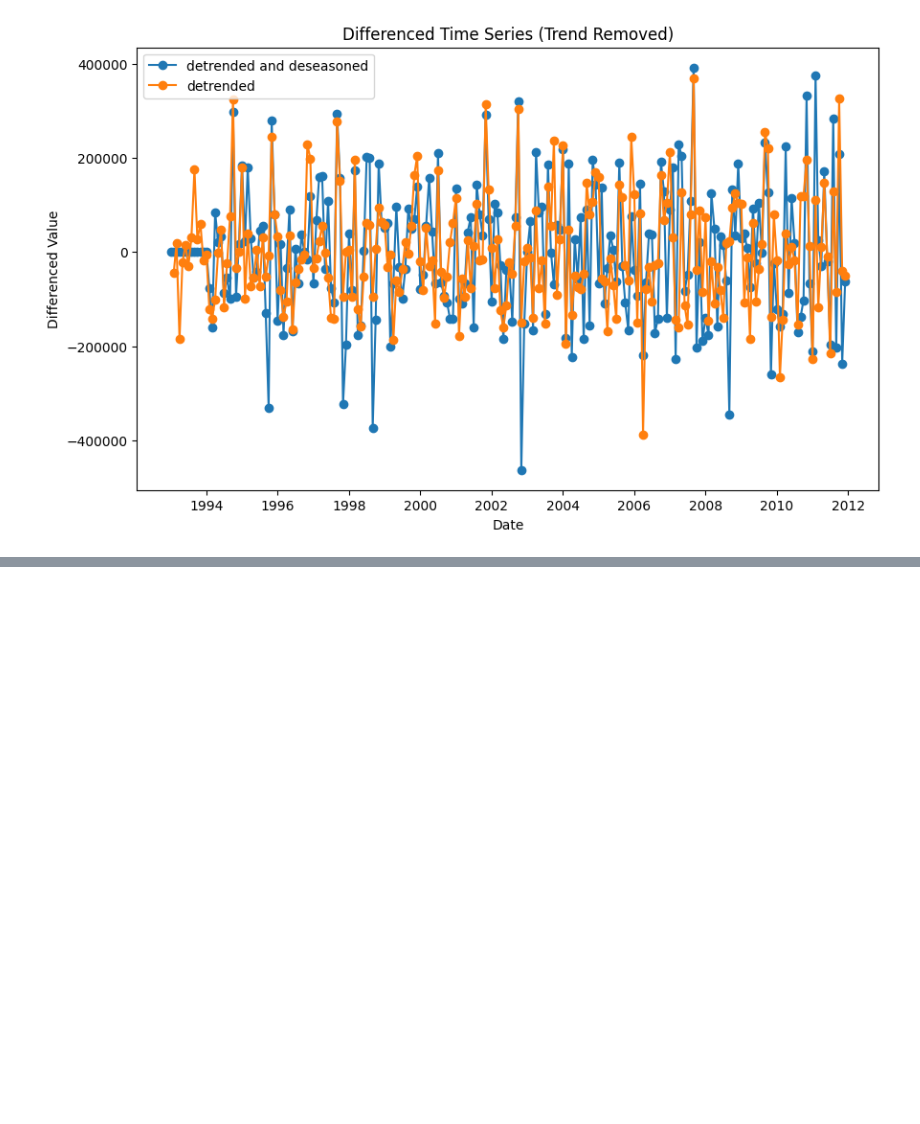
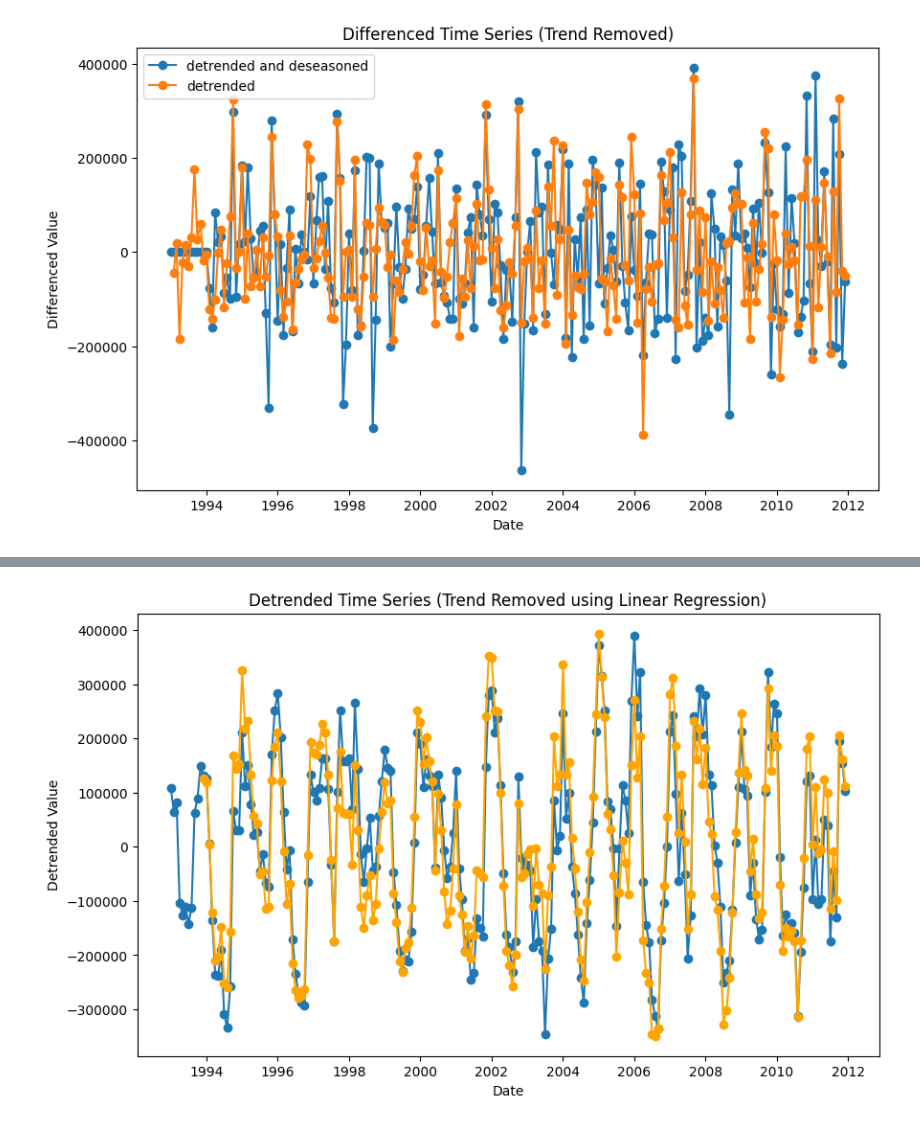
Before and after one commit to alexmakassiouk/ntnu-time-series, a Jupyter notebook: transformations.ipynb, the cells around one changed output, grey strips where cells are left out. Cells and saved outputs as stored; diff of their text form; code cells hidden in the pictures; blank space fills up the shorter version.

```diff
--- a/transformations.ipynb
+++ b/transformations.ipynb
@@ -199,0 +246,12 @@ plt.show()
+# %%
+df_detrended_regression_electricity = df_electricity['value']-trend
+
+plt.figure(figsize=(10, 6))
+plt.plot(df_detrended_regression_electricity, marker='o')
+plt.plot(df_detrended_ma_electricity, marker='o', color="orange")
+plt.xlabel("Date")
+plt.ylabel("Detrended Value")
+plt.title("Detrended Time Series (Trend Removed using Linear Regression)")
+plt.show()
+# %% [output]
+[figure, added]
```
Also changed, not shown: parts of 8 cells of this notebook.
